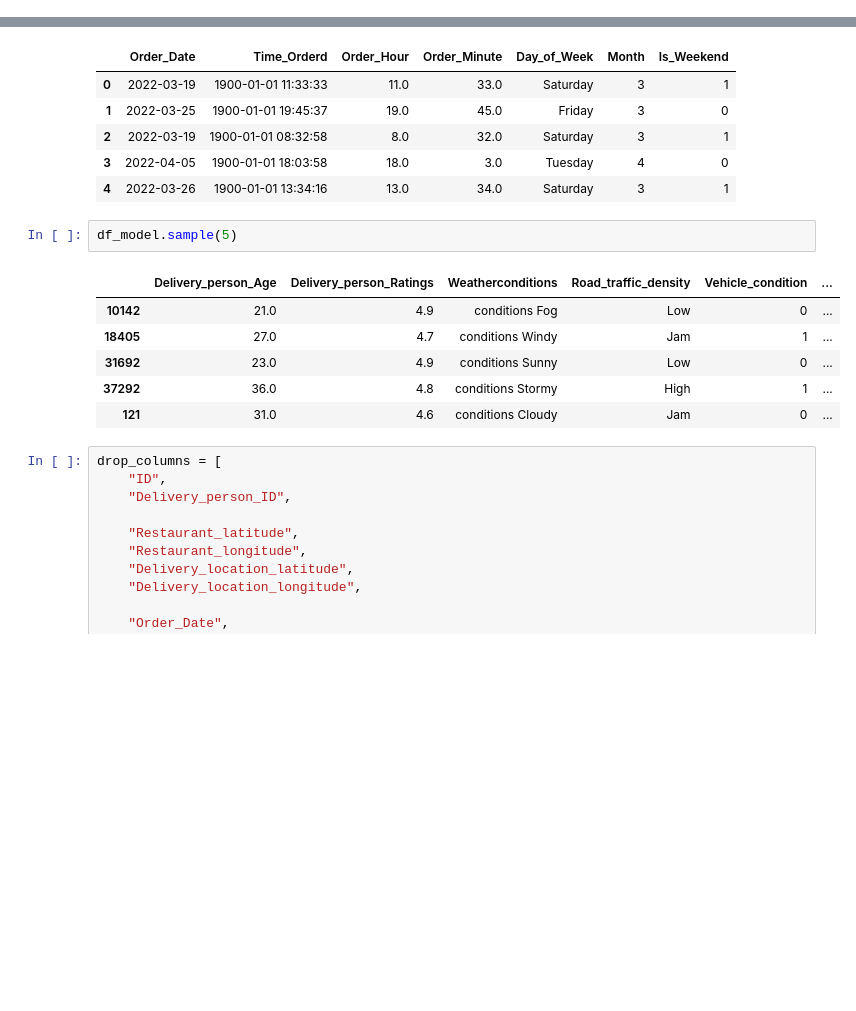
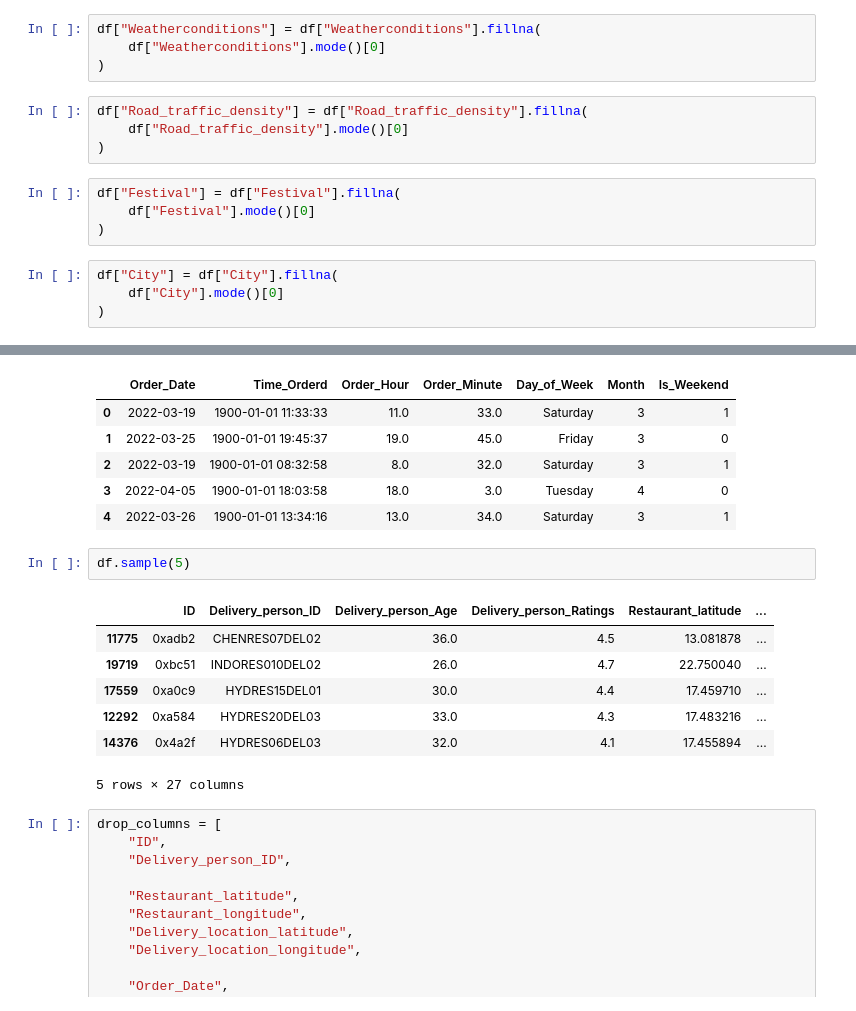
Before and after one commit to anshul-94/Food-Delivery-Time-Prediction, a Jupyter notebook: notebooks/03_feature_engineering.ipynb, the cells around one changed output, grey strips where cells are left out. Cells and saved outputs as stored; diff of their text form; blank space fills up the shorter version.

```diff
--- a/notebooks/03_feature_engineering.ipynb
+++ b/notebooks/03_feature_engineering.ipynb
@@ -13,2 +81,18 @@ df.sample(5)
+# %%
+df["Weatherconditions"] = df["Weatherconditions"].fillna(
+    df["Weatherconditions"].mode()[0]
+)
+# %%
+df["Road_traffic_density"] = df["Road_traffic_density"].fillna(
+    df["Road_traffic_density"].mode()[0]
+)
+# %%
+df["Festival"] = df["Festival"].fillna(
+    df["Festival"].mode()[0]
+)
+# %%
+df["City"] = df["City"].fillna(
+    df["City"].mode()[0]
+)
 # %%
 from math import radians, sin, cos, sqrt, atan2
@@ -220,14 +283,15 @@ df[
 | 3 | 2022-04-05 | 1900-01-01 18:03:58 | 18.0 | 3.0 | Tuesday | 4 | 0 |
 | 4 | 2022-03-26 | 1900-01-01 13:34:16 | 13.0 | 34.0 | Saturday | 3 | 1 |
 # %%
-df_model.sample(5)
+df.sample(5)
 # %% [output]
-|  | Delivery_person_Age | Delivery_person_Ratings | Weatherconditions | Road_traffic_density | Vehicle_condition | ... |
-| 10142 | 21.0 | 4.9 | conditions Fog | Low | 0 | ... |
-| 18405 | 27.0 | 4.7 | conditions Windy | Jam | 1 | ... |
-| 31692 | 23.0 | 4.9 | conditions Sunny | Low | 0 | ... |
-| 37292 | 36.0 | 4.8 | conditions Stormy | High | 1 | ... |
-| 121 | 31.0 | 4.6 | conditions Cloudy | Jam | 0 | ... |
+|  | ID | Delivery_person_ID | Delivery_person_Age | Delivery_person_Ratings | Restaurant_latitude | ... |
+| 11775 | 0xadb2 | CHENRES07DEL02 | 36.0 | 4.5 | 13.081878 | ... |
+| 19719 | 0xbc51 | INDORES010DEL02 | 26.0 | 4.7 | 22.750040 | ... |
+| 17559 | 0xa0c9 | HYDRES15DEL01 | 30.0 | 4.4 | 17.459710 | ... |
+| 12292 | 0xa584 | HYDRES20DEL03 | 33.0 | 4.3 | 17.483216 | ... |
+| 14376 | 0x4a2f | HYDRES06DEL03 | 32.0 | 4.1 | 17.455894 | ... |
+5 rows × 27 columns
 # %%
 drop_columns = [
     "ID",
```
Also changed, not shown: parts of 18 cells of this notebook, 5 other files.
